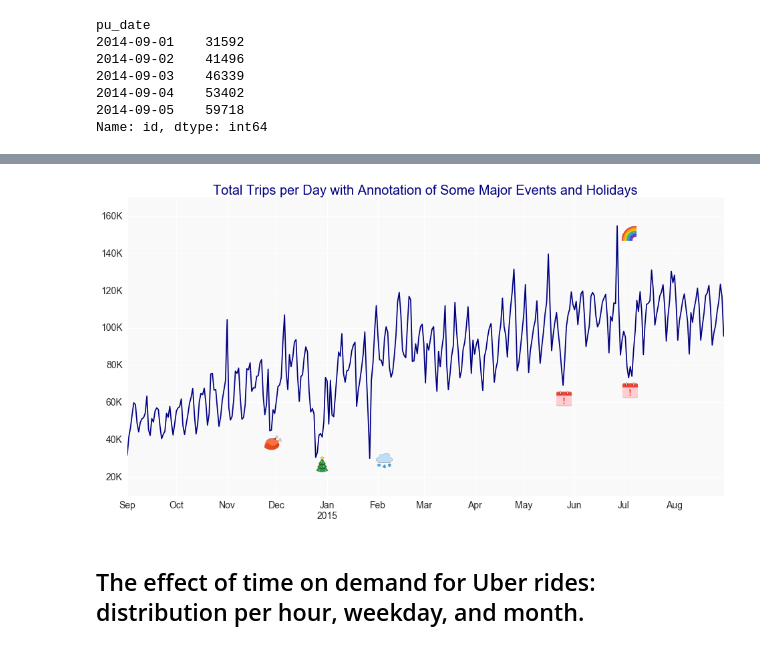
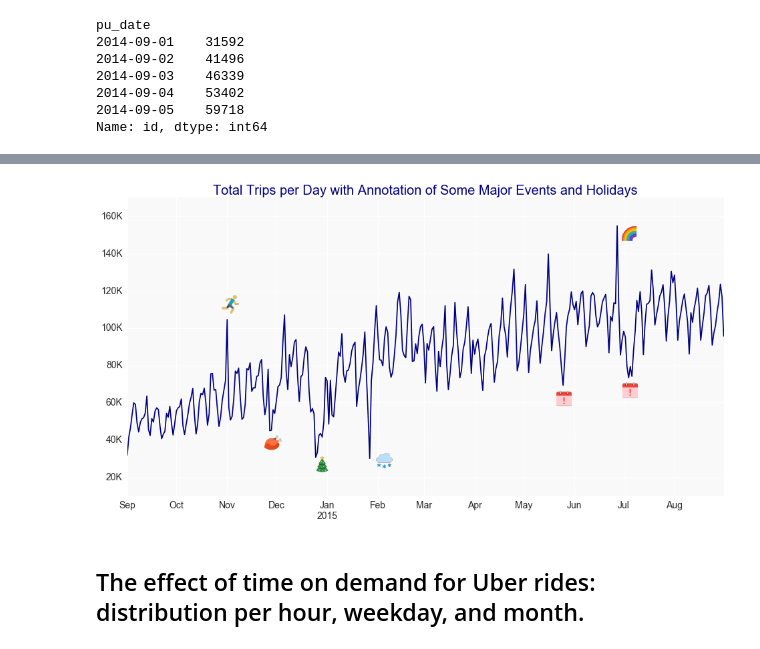
Before and after one commit to geoninja/Uber-Data-Analysis, a Jupyter notebook: NYC_Uber_Rides.ipynb, the cells around one changed output, grey strips where cells are left out. Saved outputs shown, nothing was run; the diff lists cells and outputs as text; code cells hidden in the pictures.

Commit message:
add figures

```diff
--- a/NYC_Uber_Rides.ipynb
+++ b/NYC_Uber_Rides.ipynb
@@ -675,34 +706,41 @@ ax.add_artist(ab)
 img2 = read_png('Data/icons/Christmas Tree-48.png')
 imagebox = OffsetImage(img2, zoom=0.6)
 xy = ['2014-12-25', 25000]
 ab = AnnotationBbox(imagebox, xy, xybox=(10., 5.), xycoords='data', boxcoords='offset points', pad=0.1, frameon=False)
 ax.add_artist(ab)
 
 #Add icon to indicate Memorial Day Holiday on the plot:
 img3 = read_png('Data/icons/Leave-48.png')
 imagebox = OffsetImage(img3, zoom=0.6)
 xy = ['2015-05-25', 60000]
 ab = AnnotationBbox(imagebox, xy, xybox=(1., 5.), xycoords='data', boxcoords='offset points', pad=0.1, frameon=False)
 ax.add_artist(ab)
 
 #Add icon to indicate Pride Week on the plot:
 #According to The Wall Street Journal, the Pride Parade was attended by 1.6 million people in 2015.
 img4 = read_png('Data/icons/Rainbow-48.png')
 imagebox = OffsetImage(img4, zoom=0.6)
 xy = ['2015-06-27', 150000]
 ab = AnnotationBbox(imagebox, xy, xybox=(18., 2.), xycoords='data', boxcoords='offset points', pad=0.1, frameon=False)
 ax.add_artist(ab)
 
 #Add icon to indicate Independence Day Holiday on the plot:
 img5 = read_png('Data/icons/Leave-48.png')
 imagebox = OffsetImage(img5, zoom=0.6)
 xy = ['2015-07-03', 70000]
 ab = AnnotationBbox(imagebox, xy, xybox=(5., -10.), xycoords='data', boxcoords='offset points', pad=0.1, frameon=False)
 ax.add_artist(ab)
 
+#Add icon to indicate NYC Marathon event on the plot:
+img5 = read_png('Data/icons/Running-48.png')
+imagebox = OffsetImage(img5, zoom=0.7)
+xy = ['2014-11-01', 110000]
+ab = AnnotationBbox(imagebox, xy, xybox=(5., 7.), xycoords='data', boxcoords='offset points', pad=0.1, frameon=False)
+ax.add_artist(ab)
+
 plt.show()
 # %% [output]
-[figure, old version]
+[figure, new version]
 # %% [markdown]
 ## The effect of time on demand for Uber rides: distribution per hour, weekday, and month.
 # %%
```
Also changed, not shown: parts of 10 cells of this notebook, 18 other files.
